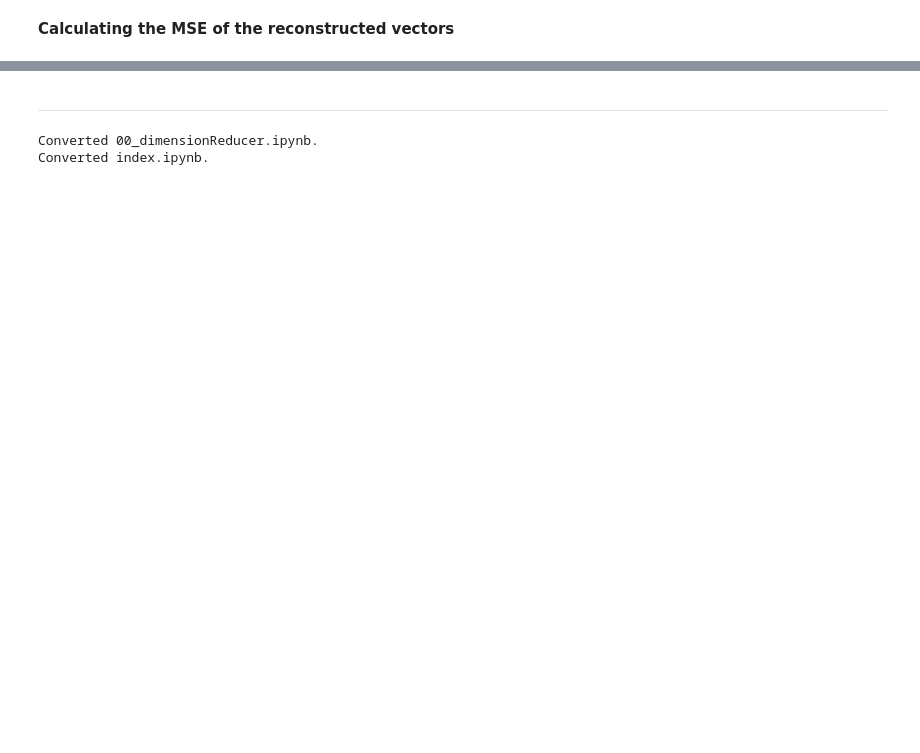
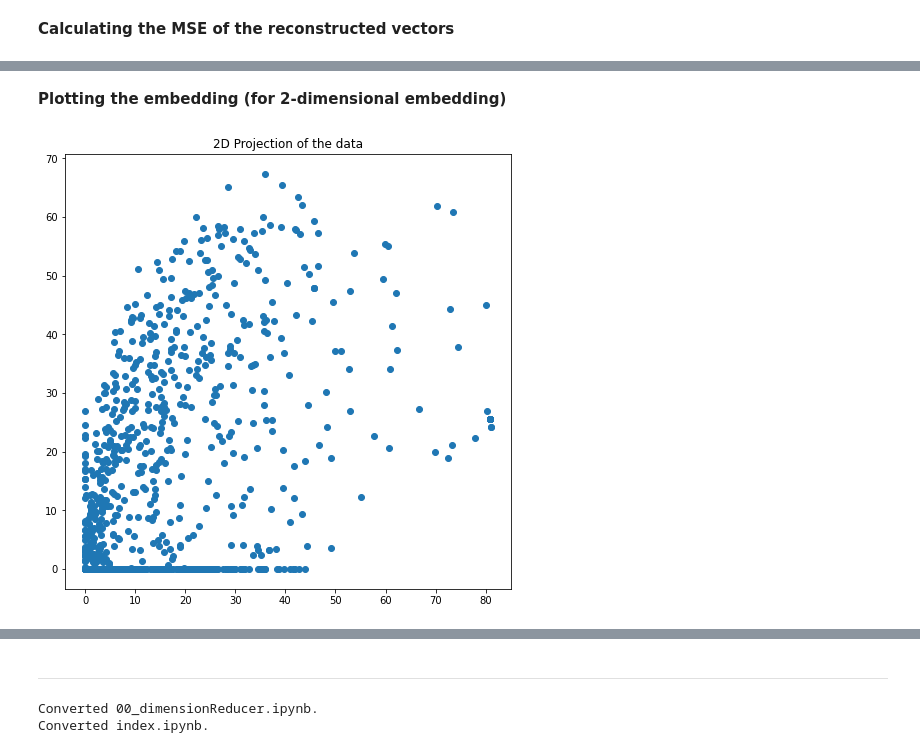
Before and after one commit to thisisphume/embedding_tool, a Jupyter notebook: index.ipynb, the cells around one changed output, grey strips where cells are left out. Cells and saved outputs as stored; diff of their text form; code cells hidden in the pictures; blank space fills up the shorter version.

```diff
--- a/index.ipynb
+++ b/index.ipynb
@@ -53,0 +90,6 @@ dim_reducer.rmse_result
+# %% [markdown]
+**Plotting the embedding (for 2-dimensional embedding)**
+# %%
+plot_output(dim_reducer.dfLowDim2AE)
+# %% [output]
+[figure, added]
```
Also changed, not shown: parts of 20 cells of this notebook, 11 other files.
